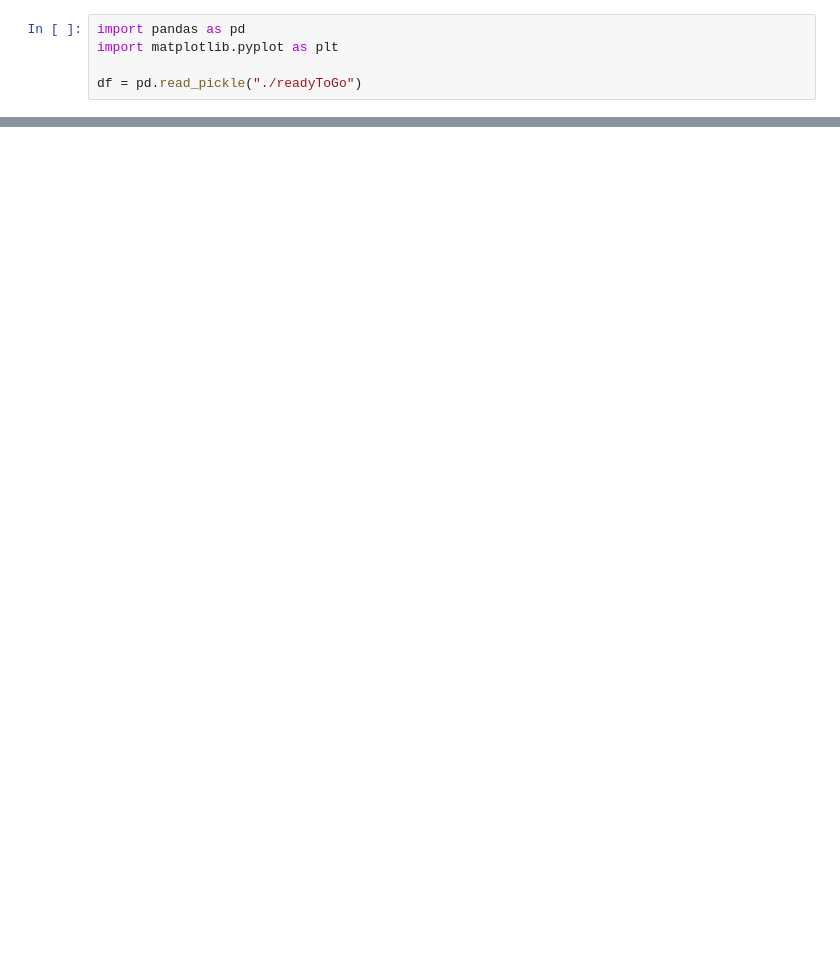
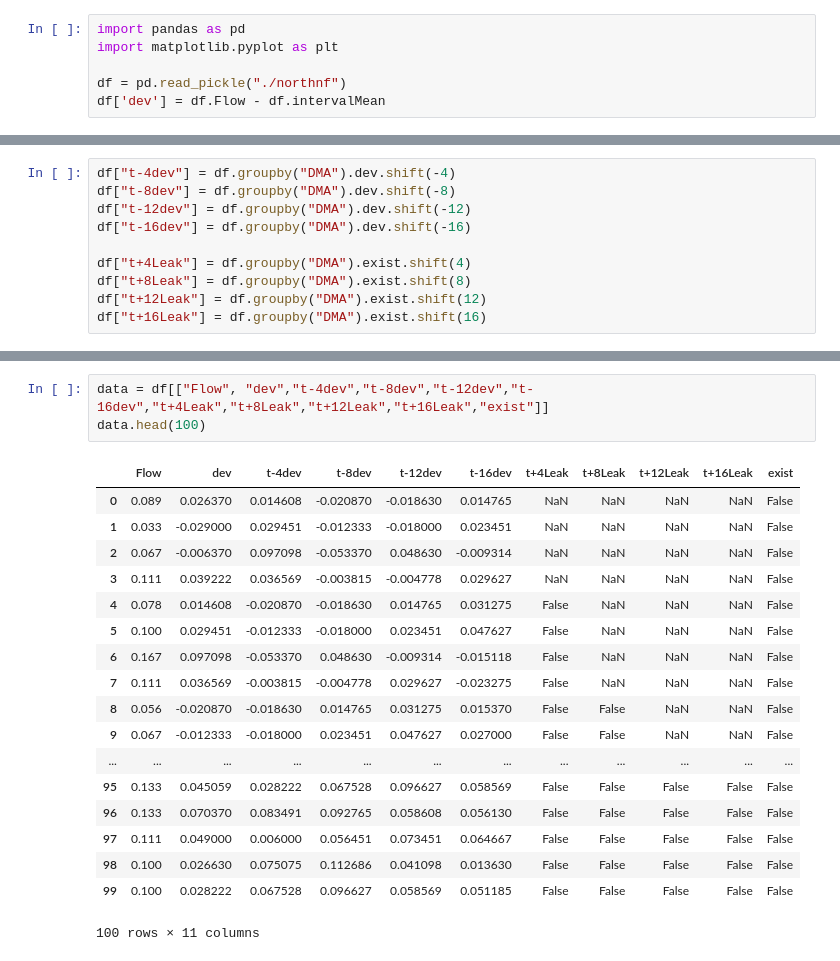
Before and after one commit to dicksonl/yorkshirewaterdatadive, a Jupyter notebook: Model.ipynb, the cells around one changed output, grey strips where cells are left out. Cells and saved outputs as stored; diff of their text form; blank space fills up the shorter version.

```diff
--- a/Model.ipynb
+++ b/Model.ipynb
@@ -2,4 +2,5 @@
 import pandas as pd
 import matplotlib.pyplot as plt
 
-df = pd.read_pickle("./readyToGo")
+df = pd.read_pickle("./northnf")
+df['dev'] = df.Flow - df.intervalMean
@@ -19,0 +28,10 @@ plt.show()
+# %%
+df["t-4dev"] = df.groupby("DMA").dev.shift(-4)
+df["t-8dev"] = df.groupby("DMA").dev.shift(-8)
+df["t-12dev"] = df.groupby("DMA").dev.shift(-12)
+df["t-16dev"] = df.groupby("DMA").dev.shift(-16)
+
+df["t+4Leak"] = df.groupby("DMA").exist.shift(4)
+df["t+8Leak"] = df.groupby("DMA").exist.shift(8)
+df["t+12Leak"] = df.groupby("DMA").exist.shift(12)
+df["t+16Leak"] = df.groupby("DMA").exist.shift(16)
@@ -19,0 +47,22 @@ plt.show()
+# %%
+data = df[["Flow", "dev","t-4dev","t-8dev","t-12dev","t-16dev","t+4Leak","t+8Leak","t+12Leak","t+16Leak","exist"]]
+data.head(100)
+# %% [output]
+|  | Flow | dev | t-4dev | t-8dev | t-12dev | t-16dev | t+4Leak | t+8Leak | t+12Leak | t+16Leak | exist |
+| 0 | 0.089 | 0.026370 | 0.014608 | -0.020870 | -0.018630 | 0.014765 | NaN | NaN | NaN | NaN | False |
+| 1 | 0.033 | -0.029000 | 0.029451 | -0.012333 | -0.018000 | 0.023451 | NaN | NaN | NaN | NaN | False |
+| 2 | 0.067 | -0.006370 | 0.097098 | -0.053370 | 0.048630 | -0.009314 | NaN | NaN | NaN | NaN | False |
+| 3 | 0.111 | 0.039222 | 0.036569 | -0.003815 | -0.004778 | 0.029627 | NaN | NaN | NaN | NaN | False |
+| 4 | 0.078 | 0.014608 | -0.020870 | -0.018630 | 0.014765 | 0.031275 | False | NaN | NaN | NaN | False |
+| 5 | 0.100 | 0.029451 | -0.012333 | -0.018000 | 0.023451 | 0.047627 | False | NaN | NaN | NaN | False |
+| 6 | 0.167 | 0.097098 | -0.053370 | 0.048630 | -0.009314 | -0.015118 | False | NaN | NaN | NaN | False |
+| 7 | 0.111 | 0.036569 | -0.003815 | -0.004778 | 0.029627 | -0.023275 | False | NaN | NaN | NaN | False |
+| 8 | 0.056 | -0.020870 | -0.018630 | 0.014765 | 0.031275 | 0.015370 | False | False | NaN | NaN | False |
+| 9 | 0.067 | -0.012333 | -0.018000 | 0.023451 | 0.047627 | 0.027000 | False | False | NaN | NaN | False |
+| ... | ... | ... | ... | ... | ... | ... | ... | ... | ... | ... | ... |
+| 95 | 0.133 | 0.045059 | 0.028222 | 0.067528 | 0.096627 | 0.058569 | False | False | False | False | False |
+| 96 | 0.133 | 0.070370 | 0.083491 | 0.092765 | 0.058608 | 0.056130 | False | False | False | False | False |
+| 97 | 0.111 | 0.049000 | 0.006000 | 0.056451 | 0.073451 | 0.064667 | False | False | False | False | False |
+| 98 | 0.100 | 0.026630 | 0.075075 | 0.112686 | 0.041098 | 0.013630 | False | False | False | False | False |
+| 99 | 0.100 | 0.028222 | 0.067528 | 0.096627 | 0.058569 | 0.051185 | False | False | False | False | False |
+100 rows × 11 columns
```
Also changed, not shown: parts of 10 cells of this notebook, 3 other files.
